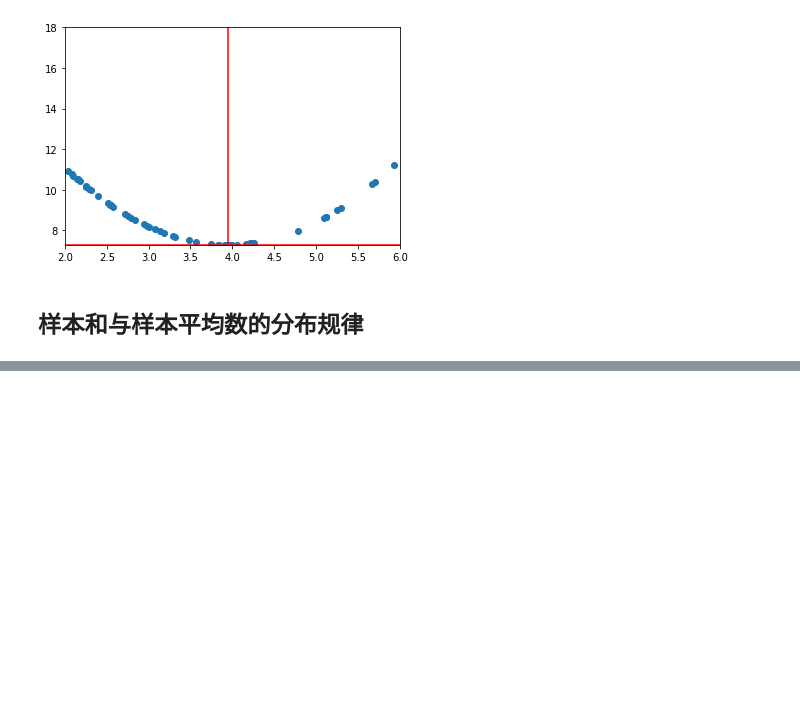
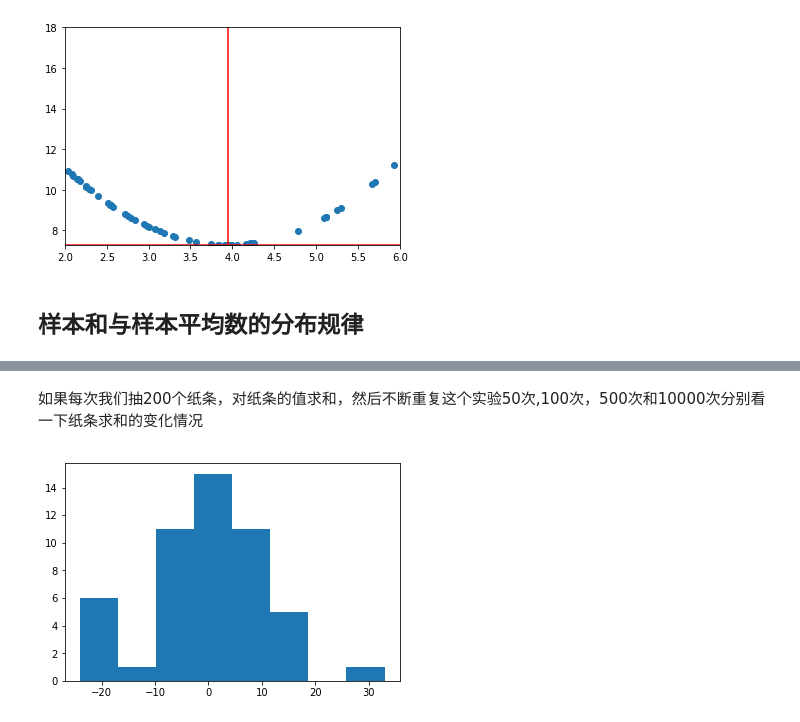
Before and after one commit to beneon/medstat, a Jupyter notebook: lect-1/lect01.ipynb, the cells around one changed output, grey strips where cells are left out. Drawn from its saved outputs; the diff is of its cells as text; code cells hidden in the pictures; blank space fills up the shorter version.

```diff
--- a/lect-1/lect01.ipynb
+++ b/lect-1/lect01.ipynb
@@ -83,0 +94,15 @@ plt.show()
+# %% [markdown]
+如果每次我们抽200个纸条，对纸条的值求和，然后不断重复这个实验50次,100次，500次和10000次分别看一下纸条求和的变化情况
+# %%
+# sample size
+sampleN = 200
+#  iteration times
+iteration = 50
+sum_sample = []
+for i in range(iteration):
+    sample = np.random.choice(list3type,sampleN)
+    sum_sample.append(np.sum(sample))
+count,bins,ignored = plt.hist(sum_sample,'auto',density=False)
+plt.show()
+# %% [output]
+[figure, added]
```
Also changed, not shown: parts of 10 cells of this notebook, 3 other files.
